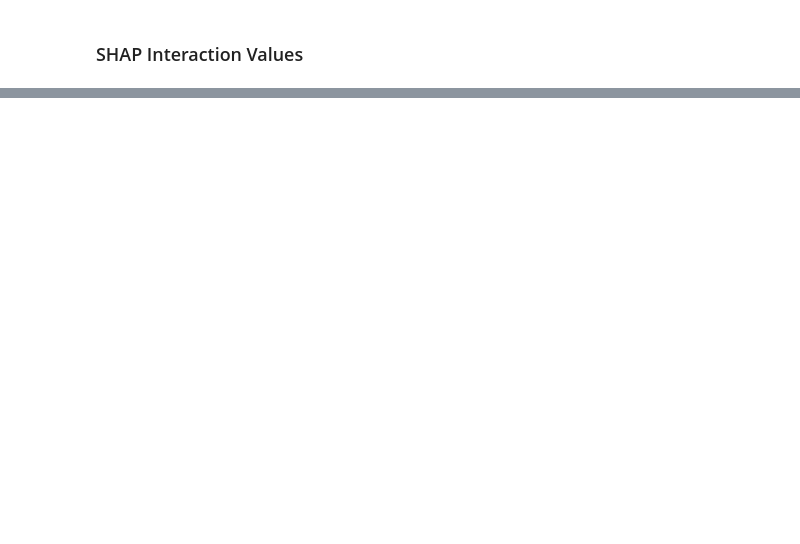
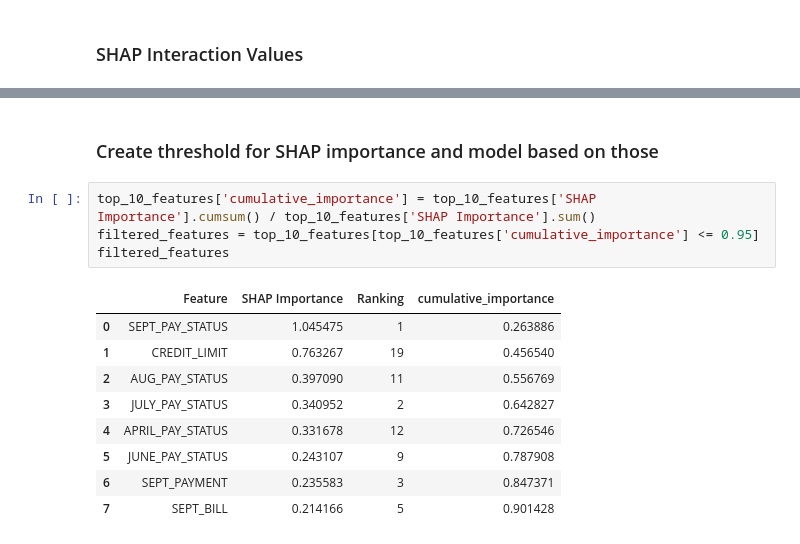
Before and after one commit to DatasanAli/AAI-501-Grp1, a Jupyter notebook: notebooks/xgboost.ipynb, the cells around one changed output, grey strips where cells are left out. Drawn from its saved outputs; the diff is of its cells as text; blank space fills up the shorter version.

```diff
--- a/notebooks/xgboost.ipynb
+++ b/notebooks/xgboost.ipynb
@@ -317,0 +328,16 @@ else:
+# %% [markdown]
+### Create threshold for SHAP importance and model based on those
+# %%
+top_10_features['cumulative_importance'] = top_10_features['SHAP Importance'].cumsum() / top_10_features['SHAP Importance'].sum()
+filtered_features = top_10_features[top_10_features['cumulative_importance'] <= 0.95]
+filtered_features
+# %% [output]
+|  | Feature | SHAP Importance | Ranking | cumulative_importance |
+| 0 | SEPT_PAY_STATUS | 1.045475 | 1 | 0.263886 |
+| 1 | CREDIT_LIMIT | 0.763267 | 19 | 0.456540 |
+| 2 | AUG_PAY_STATUS | 0.397090 | 11 | 0.556769 |
+| 3 | JULY_PAY_STATUS | 0.340952 | 2 | 0.642827 |
+| 4 | APRIL_PAY_STATUS | 0.331678 | 12 | 0.726546 |
+| 5 | JUNE_PAY_STATUS | 0.243107 | 9 | 0.787908 |
+| 6 | SEPT_PAYMENT | 0.235583 | 3 | 0.847371 |
+| 7 | SEPT_BILL | 0.214166 | 5 | 0.901428 |
```
Also changed, not shown: parts of 8 cells of this notebook.
